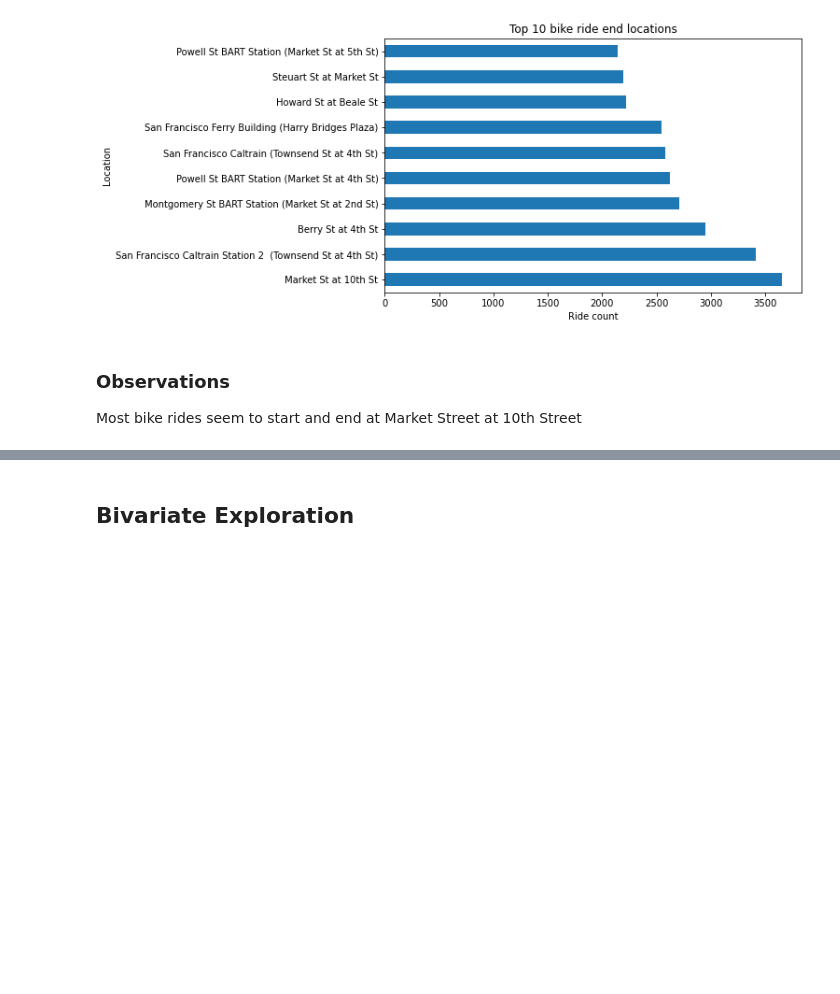
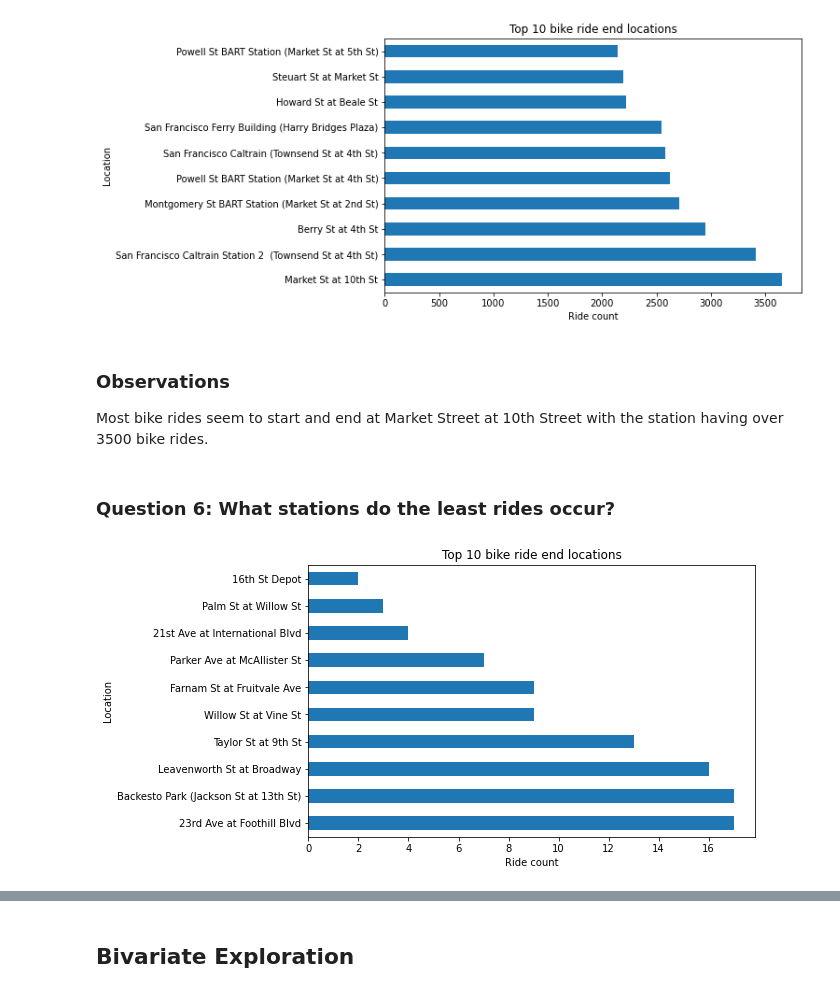
Before and after one commit to jjjeorgee/ALX-T, a Jupyter notebook: Project 03 - Data Visualization/Part_I_exploration.ipynb, the cells around one changed output, grey strips where cells are left out. Drawn from its saved outputs; the diff is of its cells as text; code cells hidden in the pictures; blank space fills up the shorter version.

```diff
--- a/Project 03 - Data Visualization/Part_I_exploration.ipynb
+++ b/Project 03 - Data Visualization/Part_I_exploration.ipynb
@@ -369,4 +369,16 @@ plt.ylabel('Location');
 # %% [markdown]
 ### Observations
 
-Most bike rides seem to start and end at Market Street at 10th Street
+Most bike rides seem to start and end at Market Street at 10th Street with the station having over 3500 bike rides.
+# %% [markdown]
+### Question 6: What stations do the least rides occur?
+# %%
+start_loc = df_clean.start_station_name.value_counts().tail(10)
+# %%
+plt.figure(figsize = (8,5))
+plt.title("Top 10 bike ride end locations")
+start_loc.plot(kind = 'barh')
+plt.xlabel('Ride count')
+plt.ylabel('Location');
+# %% [output]
+[figure, added]
```
Also changed, not shown: parts of 10 cells of this notebook, 1 other file.
